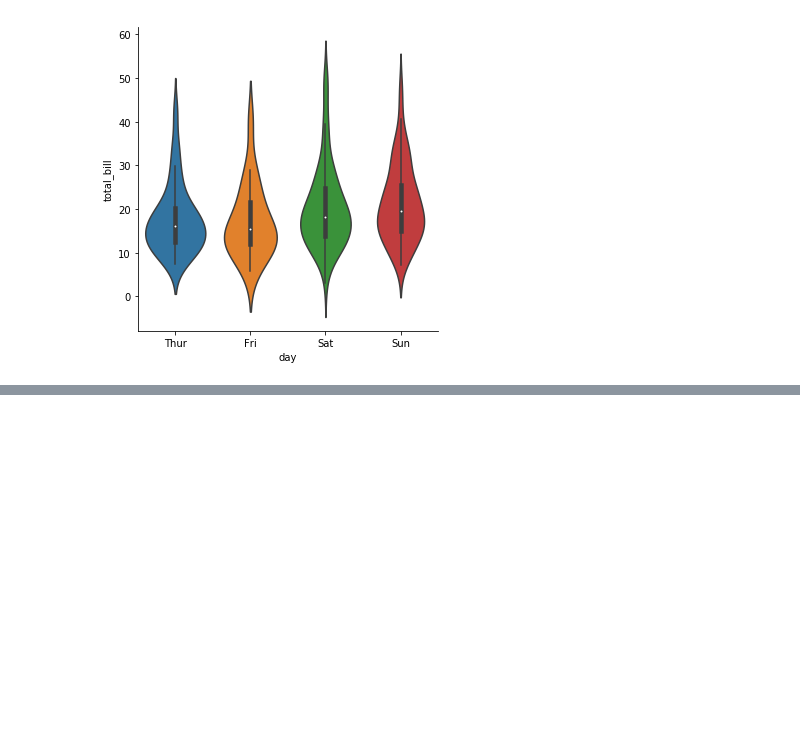
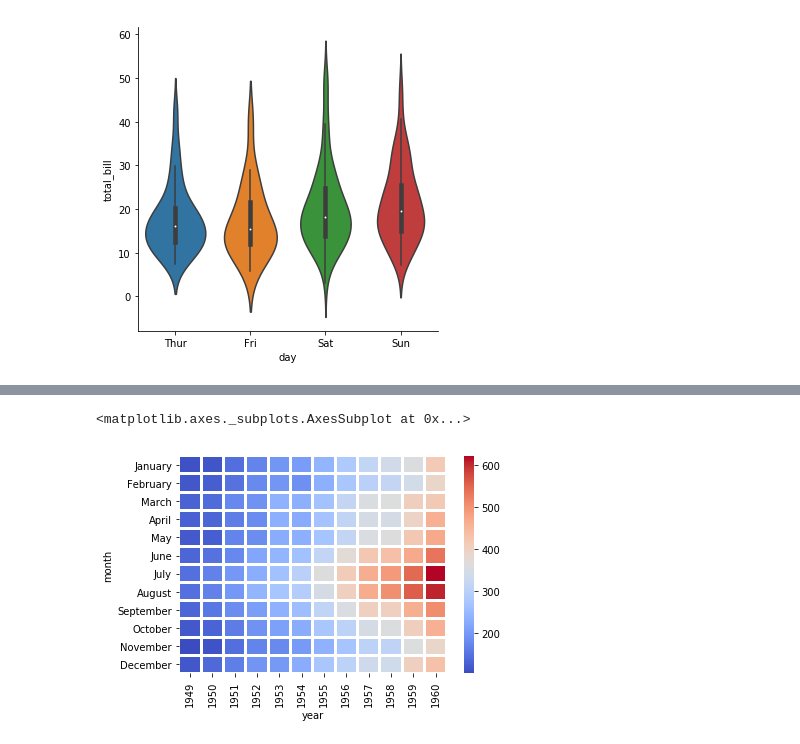
Before and after one commit to shashwatanand/learningpython, a Jupyter notebook: problems/seaborn.ipynb, the cells around one changed output, grey strips where cells are left out. Cells and saved outputs as stored; diff of their text form; code cells hidden in the pictures; blank space fills up the shorter version.

```diff
--- a/problems/seaborn.ipynb
+++ b/problems/seaborn.ipynb
@@ -232,0 +298,5 @@ sns.catplot(x='day', y='total_bill', data=tips, kind='violin')
+# %%
+sns.heatmap(fpt, cmap='coolwarm', linecolor='white', linewidths=2)
+# %% [output]
+<matplotlib.axes._subplots.AxesSubplot at 0x...>
+[figure, added]
```
Also changed, not shown: parts of 18 cells of this notebook.
